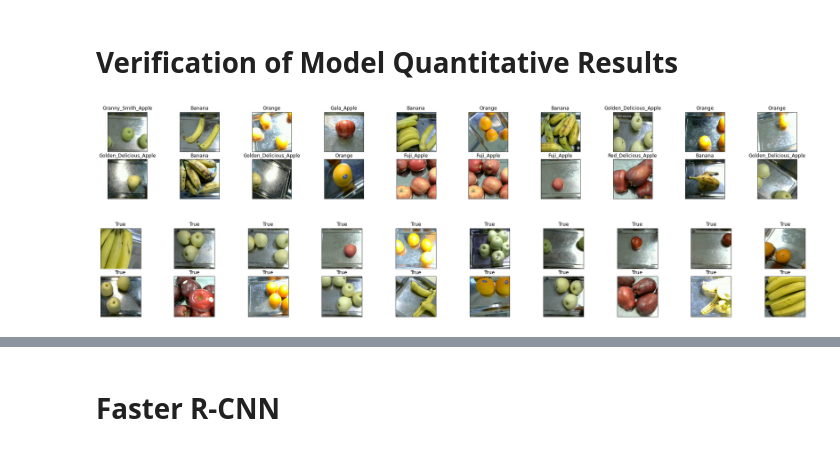
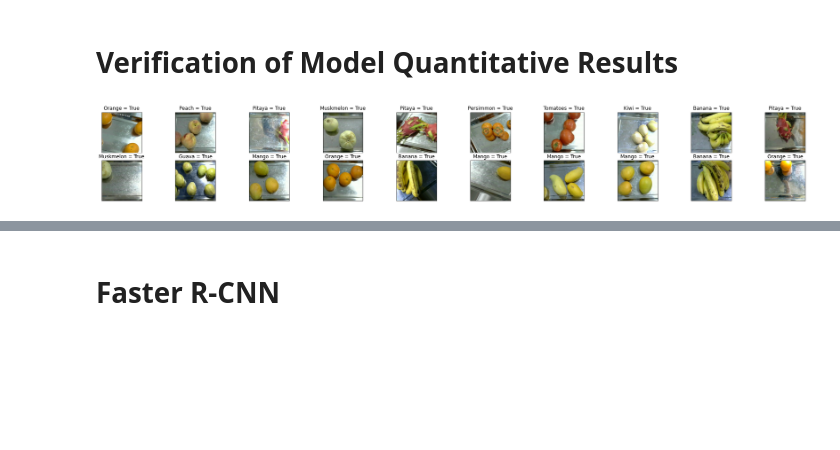
Before and after one commit to SupermarketAutomationAI/bounding_box, a Jupyter notebook: SupermarketAI_BoundingBox.ipynb, the cells around one changed output, grey strips where cells are left out. Drawn from its saved outputs; the diff is of its cells as text; code cells hidden in the pictures; blank space fills up the shorter version.

```diff
--- a/SupermarketAI_BoundingBox.ipynb
+++ b/SupermarketAI_BoundingBox.ipynb
@@ -333,0 +327,3 @@ ANNFeatures(test_loader, 'test')
+# %%
+feature_dir = "/root/datasets/V3_combined_all_DS_features"
+get_alexnet_features(parent_dir, output_path=feature_dir, group="train", classes=classes, data_aug=False, verify=True)
@@ -361,9 +420,9 @@ def train(model, train_loader, val_loader, batch_size=128, num_epochs=64, learn_
         # track the accuracy
         epoch_num += 1
         epochs.append(epoch_num)
-        average_train_loss = (float(train_loss))/batch_size
+        average_train_loss = float(train_loss)
         train_loss_list.append(average_train_loss)
-        average_val_loss = (float(val_loss))/batch_size
+        average_val_loss = float(val_loss)
         val_loss_list.append(average_val_loss)
         train_acc.append(get_accuracy(model, train_loader))
         val_acc.append(get_accuracy(model, val_loader))
@@ -390,9 +449,9 @@ def train(model, train_loader, val_loader, batch_size=128, num_epochs=64, learn_
     plt.show()
 
     end_time = time.time()
-    print("Training took {:.2f}\n".format(end_time - start_time))
-    print("Final training accuracy: {:.2f}%\n".format(train_acc[-1]*100))
-    print("Final validation accuracy: {:.2f}%\n".format(val_acc[-1]*100))
+    print("Training took {:.2f} seconds".format(end_time - start_time))
+    print("Final training accuracy: {:.2f}%".format(train_acc[-1]*100))
+    print("Final validation accuracy: {:.2f}%".format(val_acc[-1]*100))
 # %%
 def get_accuracy(model, data_loader):
     correct = 0
@@ -440,5 +469,6 @@ torch.Size([64])
 # %%
-# Training with 5 epochs, learning rate of 0.0001, batch size = 64
-SupermarketAI_V2DS_V1_Model = ANN()
-train(SupermarketAI_V2DS_V1_Model, train_feature_loader, val_features_loader, num_epochs=5, learn_rate=0.0001, batch_size=64)
+# Optimal model: Training with 10 epochs, learning rate of 0.001, batch size = 64
+train_feature_loader, val_features_loader, test_feature_loader = get_data_loader(feature_dir, batch_size=64, verify=True)
+SupermarketAI_model = AlexNetCNNClassifier()
+train(SupermarketAI_model, train_feature_loader, val_features_loader, num_epochs=10, learn_rate=0.001, batch_size=64)
 # %% [output]
@@ -458,41 +501,24 @@ Final validation accuracy: 99.96%
 # %% [markdown]
 # Verification of Model Quantitative Results
 # %%
+# Visualize some of the predicted data
 fig = plt.figure(figsize=(32, 4))
-train_verif_loader = torch.utils.data.DataLoader(train_data, batch_size=1, shuffle=True)
-val_verif_loader = torch.utils.data.DataLoader(val_data, batch_size=1, shuffle=True)
+path = "/root/datasets/V3_combined_all_DS"
+val_verif_loader = torch.utils.data.DataLoader(val_data, batch_size=1,num_workers=1, shuffle=True)
 n=1
 
 for imgs, labels in iter(val_verif_loader):
-  if n <= 20:
-    # verification step
-    image = imgs.numpy() #convert to numpy for display
-    ax = fig.add_subplot(2, 20/2, n, xticks=[], yticks=[])
-    plt.imshow(np.transpose(image[0], (1, 2, 0)))
-    out = SupermarketAI_V2DS_V1_Model(alexnet.features(imgs))
-    pred = out.max(1, keepdim=True)[1]
-    ax.set_title(classes[pred[0]])
-    n = n+1
+    if n <= 20:
+        # verification step
+        image = imgs.numpy() #convert to numpy for display
+        ax = fig.add_subplot(2, 20/2, n, xticks=[], yticks=[])
+        out = SupermarketAI_model(alexnet.features(imgs))
+        pred = out.max(1, keepdim=True)[1]
+        ax.set_title("{} = {}".format(classes[pred[0]], classes[pred[0]] == classes[labels]))
+        n = n+1
+    else:
+        break
 # %% [output]
-[figure, old version]
+[figure, new version]
-# %%
-import numpy as np
-fig = plt.figure(figsize=(32, 4))
-train_verif_loader = torch.utils.data.DataLoader(train_data, batch_size=1, shuffle=True)
-val_verif_loader = torch.utils.data.DataLoader(val_data, batch_size=1, shuffle=True)
-n=1
-
-for imgs, labels in iter(val_verif_loader):
-  if n <= 20:
-    # verification step
-    image = imgs.numpy() #convert to numpy for display
-    ax = fig.add_subplot(2, 20/2, n, xticks=[], yticks=[])
-    plt.imshow(np.transpose(image[0], (1, 2, 0)))
-    out = SupermarketAI_V2DS_V1_Model(alexnet.features(imgs))
-    pred = out.max(1, keepdim=True)[1]
-    ax.set_title(classes[pred[0]] == classes[labels])
-    n = n+1
-# %% [output]
-[figure, removed]
 # %%
 fig = plt.figure(figsize=(32, 4))
```
Also changed, not shown: parts of 47 cells of this notebook.
